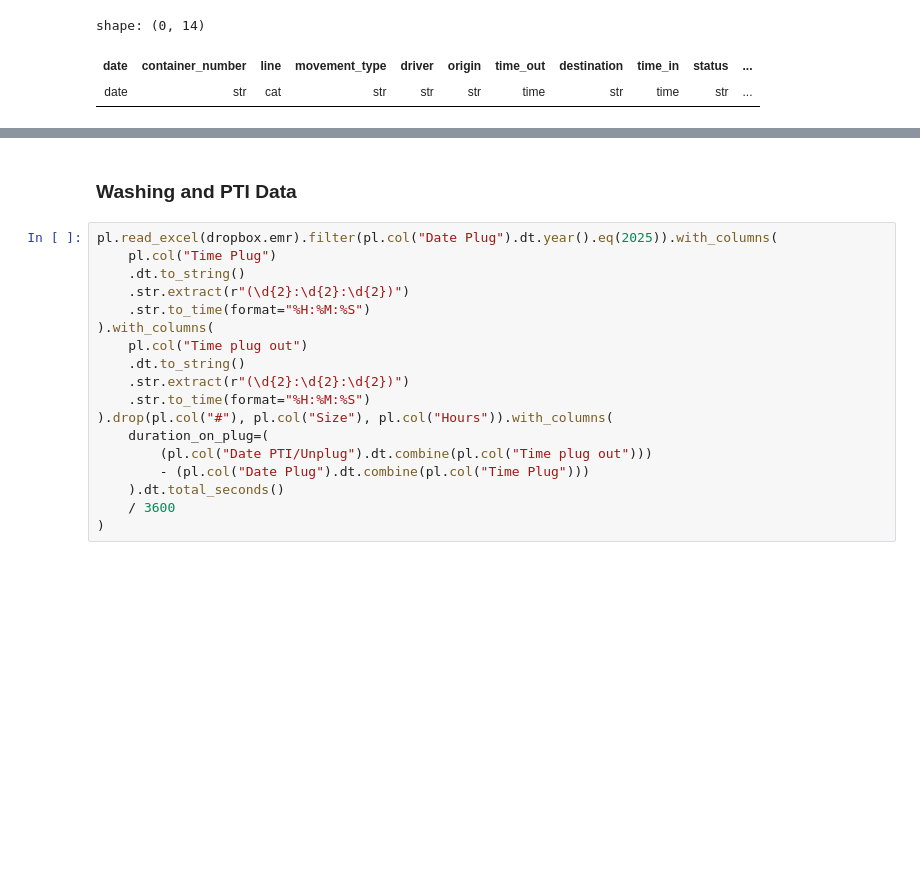
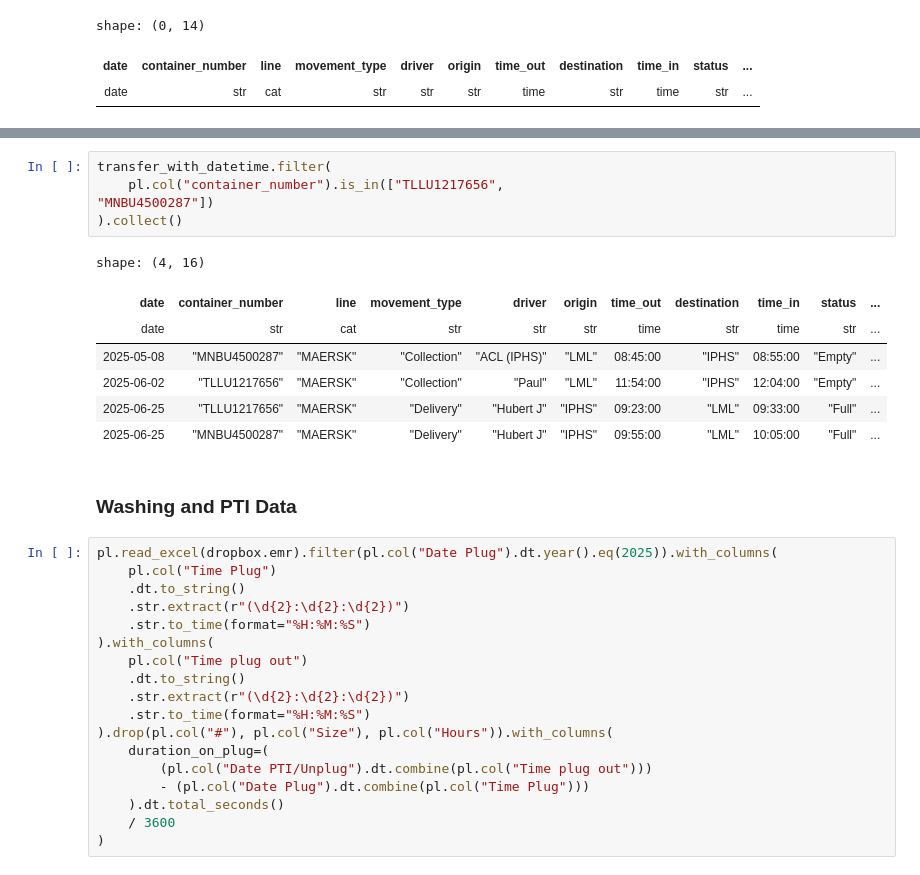
Before and after one commit to Attica-oss/attica_invoice, a Jupyter notebook: transfer.ipynb, the cells around one changed output, grey strips where cells are left out. Cells and saved outputs as stored; diff of their text form; blank space fills up the shorter version.

```diff
--- a/transfer.ipynb
+++ b/transfer.ipynb
@@ -304,3 +364,16 @@ shape: (5_509, 16)
+# %%
+transfer_with_datetime.filter(
+    pl.col("container_number").is_in(["TLLU1217656",
+"MNBU4500287"])
+).collect()
+# %% [output]
+shape: (4, 16)
+| date | container_number | line | movement_type | driver | origin | time_out | destination | time_in | status | ... |
+| date | str | cat | str | str | str | time | str | time | str | ... |
+| 2025-05-08 | "MNBU4500287" | "MAERSK" | "Collection" | "ACL (IPHS)" | "LML" | 08:45:00 | "IPHS" | 08:55:00 | "Empty" | ... |
+| 2025-06-02 | "TLLU1217656" | "MAERSK" | "Collection" | "Paul" | "LML" | 11:54:00 | "IPHS" | 12:04:00 | "Empty" | ... |
+| 2025-06-25 | "TLLU1217656" | "MAERSK" | "Delivery" | "Hubert J" | "IPHS" | 09:23:00 | "LML" | 09:33:00 | "Full" | ... |
+| 2025-06-25 | "MNBU4500287" | "MAERSK" | "Delivery" | "Hubert J" | "IPHS" | 09:55:00 | "LML" | 10:05:00 | "Full" | ... |
 # %% [markdown]
 ### Washing and PTI Data
 # %%
```
Also changed, not shown: parts of 5 cells of this notebook, 9 other files.
